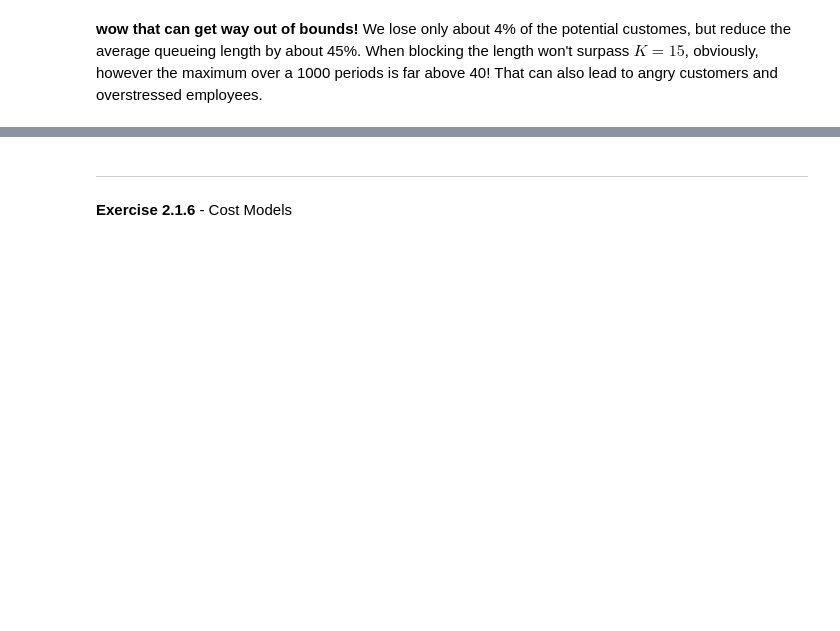
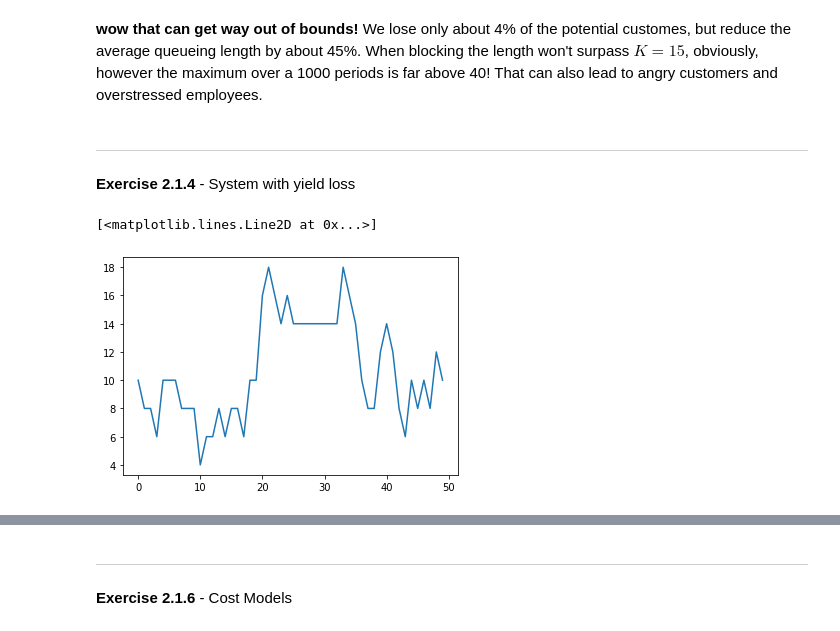
Before and after one commit to jakespice/Queueing_Notebook, a Jupyter notebook: queueing_notebook_shared.ipynb, the cells around one changed output, grey strips where cells are left out. Cells and saved outputs as stored; diff of their text form; code cells hidden in the pictures; blank space fills up the shorter version.

```diff
--- a/queueing_notebook_shared.ipynb
+++ b/queueing_notebook_shared.ipynb
@@ -336,3 +338,31 @@ share of loss: 0.0367
 # %% [markdown]
 **wow that can get way out of bounds!**
 We lose only about 4% of the potential customes, but reduce the average queueing length by about 45%. When blocking the length won't surpass $K = 15$, obviously, however the maximum over a 1000 periods is far above 40! That can also lead to angry customers and overstressed employees.
+# %% [markdown]
+***
+
+**Exercise 2.1.4** - System with yield loss
+# %%
+num = 50
+
+# p failure rate
+p = 0.2
+q = 1-p
+
+# I think for a machine there is probably a steady inflow
+a = 4*np.ones(num)
+# There is max capacity, of which some will fail
+c = 8*np.ones(num)
+L = np.zeros(num)
+L[0] = 10
+
+for i in range(1, num):
+    t = min(L[i-1], c[i])
+    d = np.random.binomial(t, p)
+    a[i] += d
+    L[i] = L[i-1] + a[i] - t + d
+
+plt.plot(L)
+# %% [output]
+[<matplotlib.lines.Line2D at 0x...>]
+[figure, added]
```
Also changed, not shown: parts of 8 cells of this notebook.
